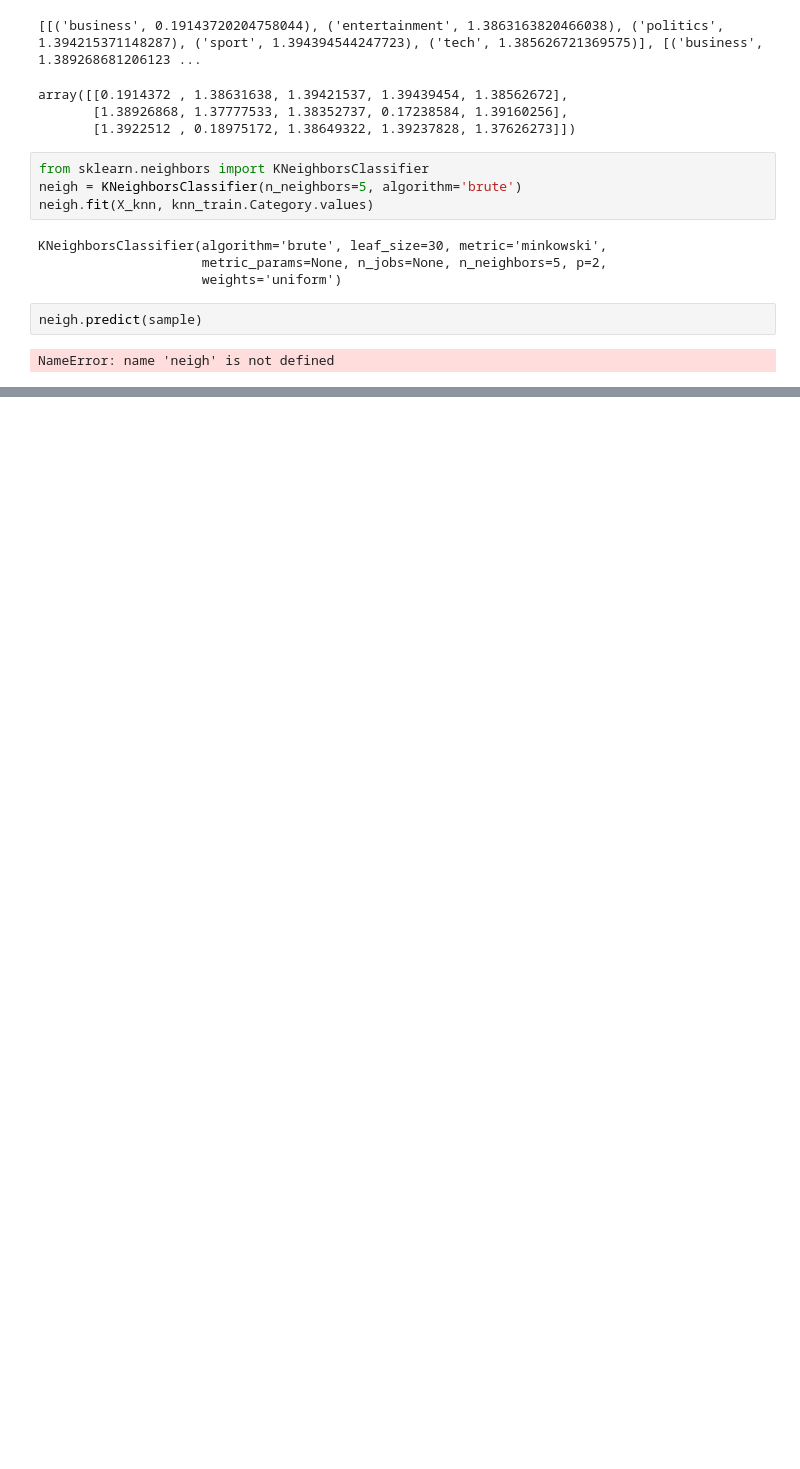
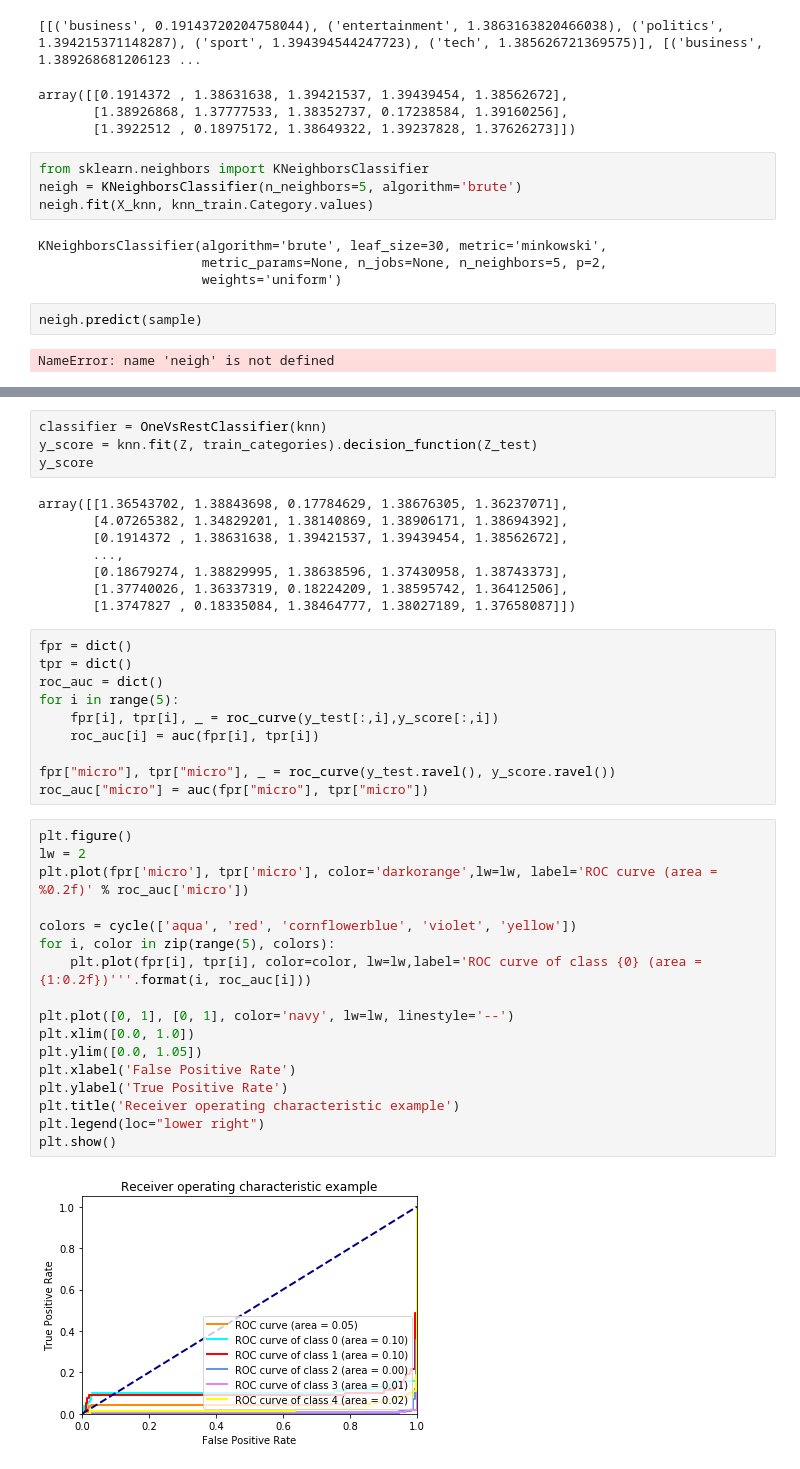
Before and after one commit to TazTornado/MiningTheNews, a Jupyter notebook: src/Categorization.ipynb, the cells around one changed output, grey strips where cells are left out. Saved outputs shown, nothing was run; the diff lists cells and outputs as text; blank space fills up the shorter version.

Commit message:
tried roc plot

```diff
--- a/src/Categorization.ipynb
+++ b/src/Categorization.ipynb
@@ -818,0 +810,41 @@ NameError: name 'neigh' is not defined
+# %%
+classifier = OneVsRestClassifier(knn)
+y_score = knn.fit(Z, train_categories).decision_function(Z_test)
+y_score
+# %% [output]
+array([[1.36543702, 1.38843698, 0.17784629, 1.38676305, 1.36237071],
+       [4.07265382, 1.34829201, 1.38140869, 1.38906171, 1.38694392],
+       [0.1914372 , 1.38631638, 1.39421537, 1.39439454, 1.38562672],
+       ...,
+       [0.18679274, 1.38829995, 1.38638596, 1.37430958, 1.38743373],
+       [1.37740026, 1.36337319, 0.18224209, 1.38595742, 1.36412506],
+       [1.3747827 , 0.18335084, 1.38464777, 1.38027189, 1.37658087]])
+# %%
+fpr = dict()
+tpr = dict()
+roc_auc = dict()
+for i in range(5):
+    fpr[i], tpr[i], _ = roc_curve(y_test[:,i],y_score[:,i])
+    roc_auc[i] = auc(fpr[i], tpr[i])
+
+fpr["micro"], tpr["micro"], _ = roc_curve(y_test.ravel(), y_score.ravel())
+roc_auc["micro"] = auc(fpr["micro"], tpr["micro"])
+# %%
+plt.figure()
+lw = 2
+plt.plot(fpr['micro'], tpr['micro'], color='darkorange',lw=lw, label='ROC curve (area = %0.2f)' % roc_auc['micro'])
+
+colors = cycle(['aqua', 'red', 'cornflowerblue', 'violet', 'yellow'])
+for i, color in zip(range(5), colors):
+    plt.plot(fpr[i], tpr[i], color=color, lw=lw,label='ROC curve of class {0} (area = {1:0.2f})'''.format(i, roc_auc[i]))
+
+plt.plot([0, 1], [0, 1], color='navy', lw=lw, linestyle='--')
+plt.xlim([0.0, 1.0])
+plt.ylim([0.0, 1.05])
+plt.xlabel('False Positive Rate')
+plt.ylabel('True Positive Rate')
+plt.title('Receiver operating characteristic example')
+plt.legend(loc="lower right")
+plt.show()
+# %% [output]
+[figure, added]
```
Also changed, not shown: parts of 11 cells of this notebook.
